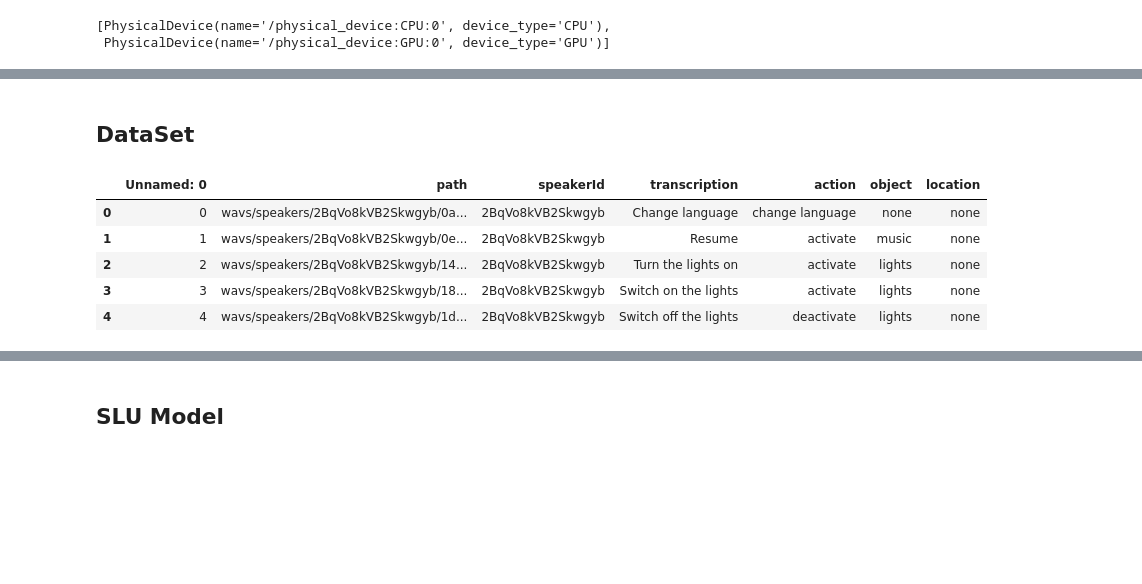
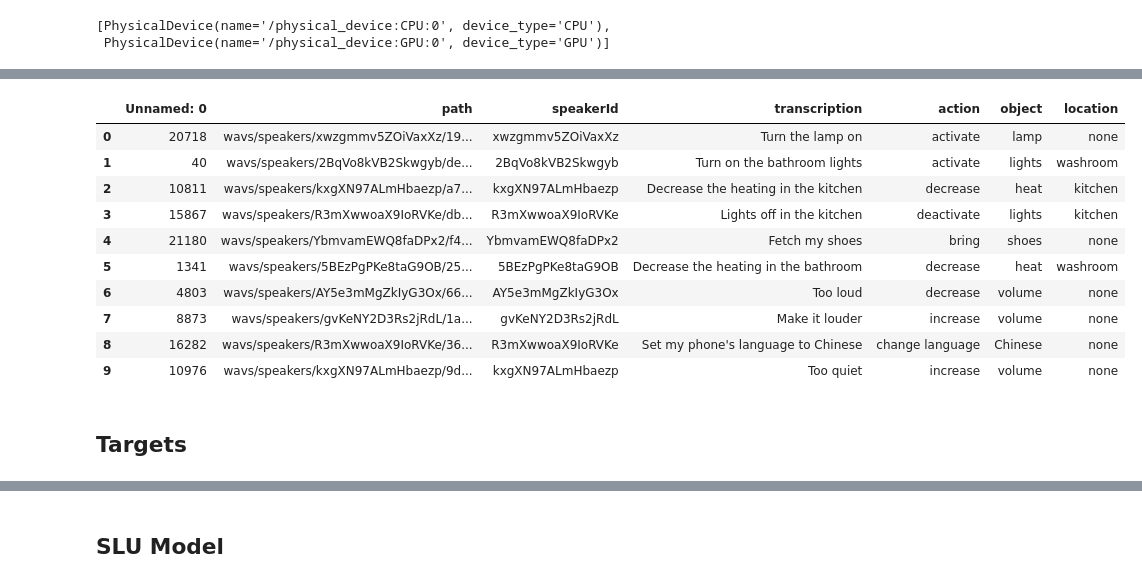
Before and after one commit to serchsm/SLU, a Jupyter notebook: SLU-Wav2Vec-TF.ipynb, the cells around one changed output, grey strips where cells are left out. Drawn from its saved outputs; the diff is of its cells as text; code cells hidden in the pictures; blank space fills up the shorter version.

```diff
--- a/SLU-Wav2Vec-TF.ipynb
+++ b/SLU-Wav2Vec-TF.ipynb
@@ -27,2 +49,16 @@ tf.config.list_physical_devices()
+# %%
+train_data_df.head(10)
+# %% [output]
+|  | Unnamed: 0 | path | speakerId | transcription | action | object | location |
+| 0 | 20718 | wavs/speakers/xwzgmmv5ZOiVaxXz/19... | xwzgmmv5ZOiVaxXz | Turn the lamp on | activate | lamp | none |
+| 1 | 40 | wavs/speakers/2BqVo8kVB2Skwgyb/de... | 2BqVo8kVB2Skwgyb | Turn on the bathroom lights | activate | lights | washroom |
+| 2 | 10811 | wavs/speakers/kxgXN97ALmHbaezp/a7... | kxgXN97ALmHbaezp | Decrease the heating in the kitchen | decrease | heat | kitchen |
+| 3 | 15867 | wavs/speakers/R3mXwwoaX9IoRVKe/db... | R3mXwwoaX9IoRVKe | Lights off in the kitchen | deactivate | lights | kitchen |
+| 4 | 21180 | wavs/speakers/YbmvamEWQ8faDPx2/f4... | YbmvamEWQ8faDPx2 | Fetch my shoes | bring | shoes | none |
+| 5 | 1341 | wavs/speakers/5BEzPgPKe8taG9OB/25... | 5BEzPgPKe8taG9OB | Decrease the heating in the bathroom | decrease | heat | washroom |
+| 6 | 4803 | wavs/speakers/AY5e3mMgZkIyG3Ox/66... | AY5e3mMgZkIyG3Ox | Too loud | decrease | volume | none |
+| 7 | 8873 | wavs/speakers/gvKeNY2D3Rs2jRdL/1a... | gvKeNY2D3Rs2jRdL | Make it louder | increase | volume | none |
+| 8 | 16282 | wavs/speakers/R3mXwwoaX9IoRVKe/36... | R3mXwwoaX9IoRVKe | Set my phone's language to Chinese | change language | Chinese | none |
+| 9 | 10976 | wavs/speakers/kxgXN97ALmHbaezp/9d... | kxgXN97ALmHbaezp | Too quiet | increase | volume | none |
 # %% [markdown]
-## DataSet
+## Targets
@@ -35,12 +65,3 @@ train_data_df = pd.read_csv(train_data_path)
-# %%
-train_data_df.head(5)
-# %% [output]
-|  | Unnamed: 0 | path | speakerId | transcription | action | object | location |
-| 0 | 0 | wavs/speakers/2BqVo8kVB2Skwgyb/0a... | 2BqVo8kVB2Skwgyb | Change language | change language | none | none |
-| 1 | 1 | wavs/speakers/2BqVo8kVB2Skwgyb/0e... | 2BqVo8kVB2Skwgyb | Resume | activate | music | none |
-| 2 | 2 | wavs/speakers/2BqVo8kVB2Skwgyb/14... | 2BqVo8kVB2Skwgyb | Turn the lights on | activate | lights | none |
-| 3 | 3 | wavs/speakers/2BqVo8kVB2Skwgyb/18... | 2BqVo8kVB2Skwgyb | Switch on the lights | activate | lights | none |
-| 4 | 4 | wavs/speakers/2BqVo8kVB2Skwgyb/1d... | 2BqVo8kVB2Skwgyb | Switch off the lights | deactivate | lights | none |
 # %%
 slots = ['action', 'object', 'location']
 action_object_location = [train_data_df[slot].unique() for slot in slots]
```
Also changed, not shown: parts of 52 cells of this notebook, 2 other files.
